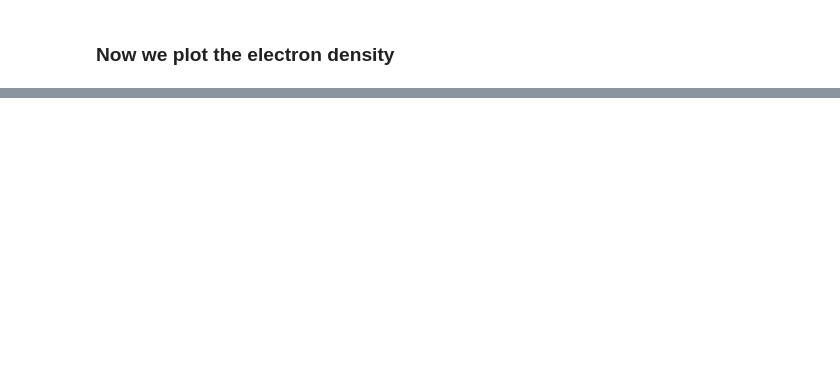
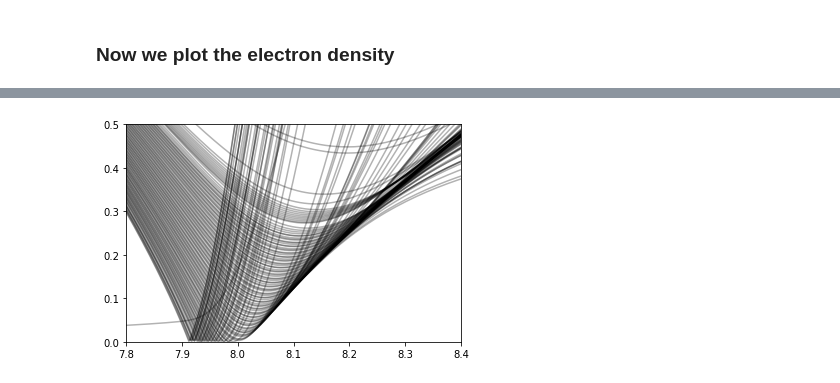
Before and after one commit to viktoriiazakharova/QSA_PWFA, a Jupyter notebook: example/Tutorial_NonlinearRelativisticAccelerationSubCycle.ipynb, the cells around one changed output, grey strips where cells are left out. Cells and saved outputs as stored; diff of their text form; code cells hidden in the pictures; blank space fills up the shorter version.

```diff
--- a/example/Tutorial_NonlinearRelativisticAccelerationSubCycle.ipynb
+++ b/example/Tutorial_NonlinearRelativisticAccelerationSubCycle.ipynb
@@ -220,0 +205,20 @@ for outout in np.array(diag.outputs):
+# %%
+diag = sim.diagnostics[-2]
+
+for outout in np.array(diag.outputs):
+    r, xi, w = outout['r'], \
+    outout['xi'], \
+    outout['dQ']
+
+plt.figure()
+
+for ir in np.arange(0,r.shape[-1],4):
+    plt.plot(xi, r[:, ir],
+             #'.-',
+             c='k',
+             alpha=0.3,
+            )
+    plt.ylim(0,0.5)
+    plt.xlim(7.8,8.4)
+# %% [output]
+[figure, added]
```
Also changed, not shown: parts of 5 cells of this notebook, 2 other files.
